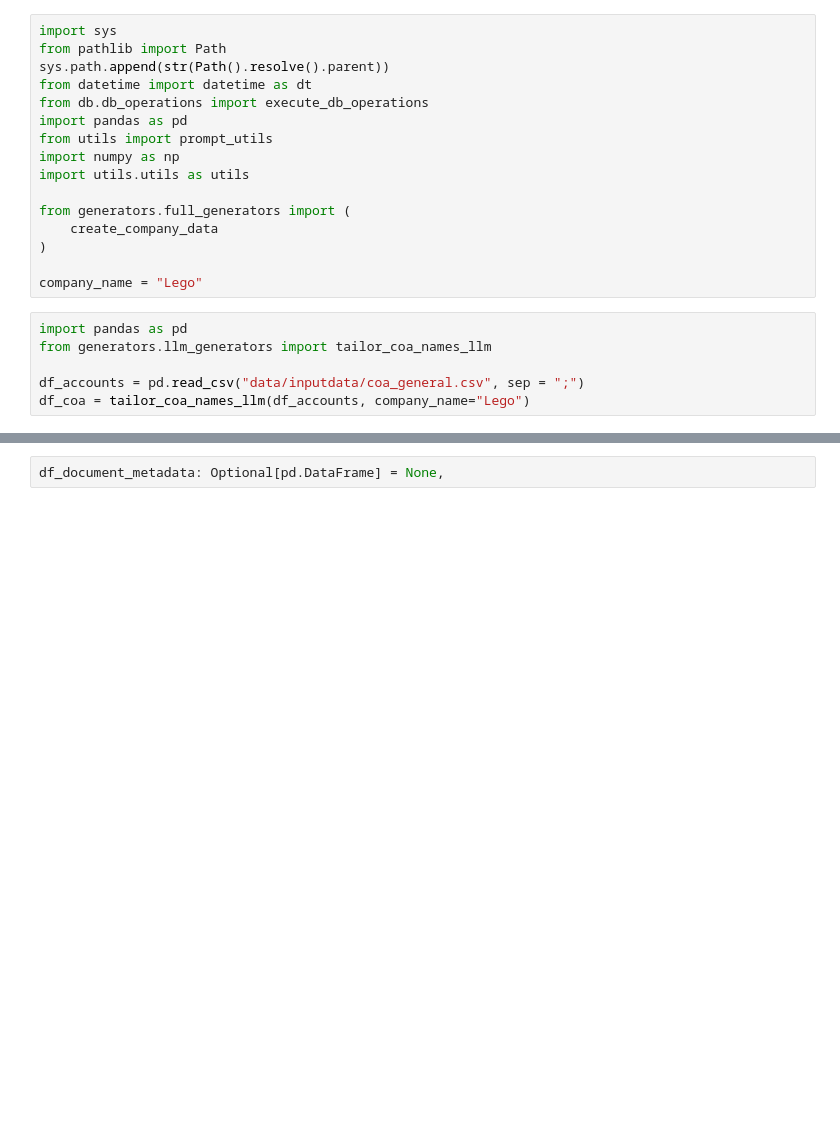
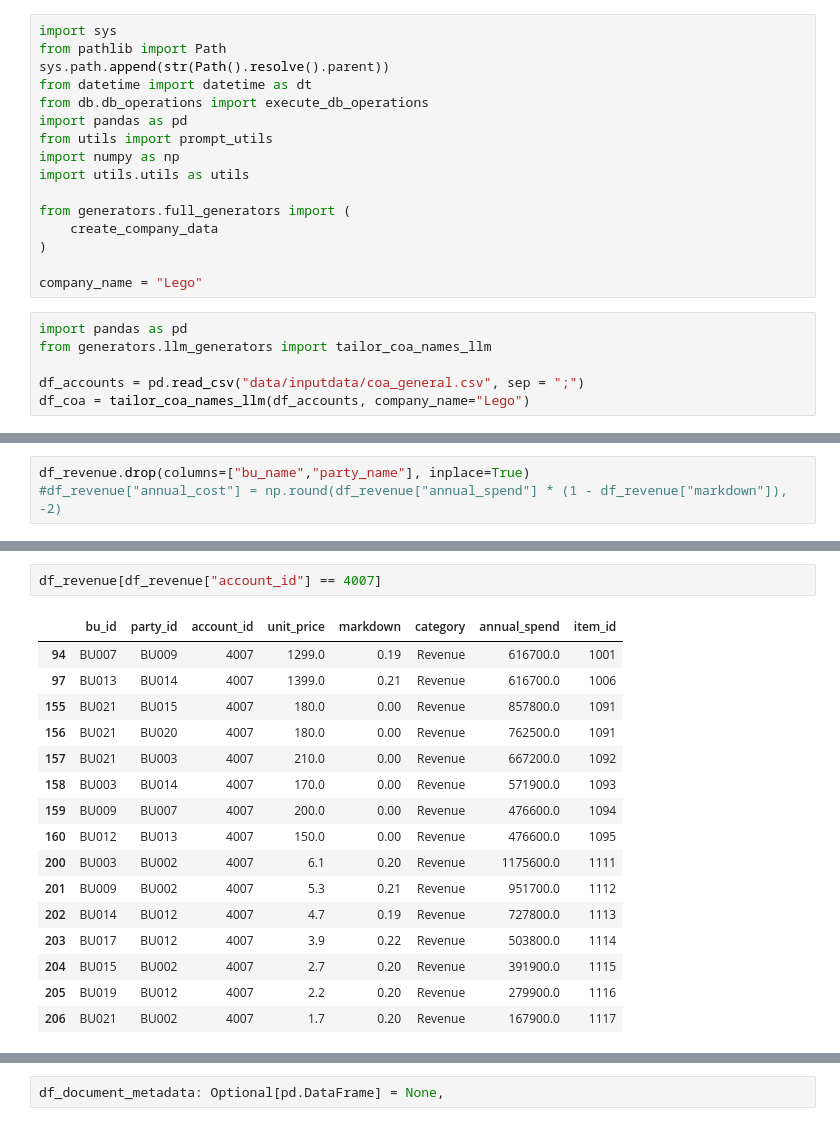
Before and after one commit to JBaltaMG/SynetheticDataGeneration, a Jupyter notebook: tester_items.ipynb, the cells around one changed output, grey strips where cells are left out. Cells and saved outputs as stored; diff of their text form; blank space fills up the shorter version.

```diff
--- a/tester_items.ipynb
+++ b/tester_items.ipynb
@@ -1454,0 +554,3 @@ def create_erp_data_from_driver_rows(
+# %%
+df_revenue.drop(columns=["bu_name","party_name"], inplace=True)
+#df_revenue["annual_cost"] = np.round(df_revenue["annual_spend"] * (1 - df_revenue["markdown"]), -2)
@@ -1454,0 +638,19 @@ def create_erp_data_from_driver_rows(
+# %%
+df_revenue[df_revenue["account_id"] == 4007]
+# %% [output]
+|  | bu_id | party_id | account_id | unit_price | markdown | category | annual_spend | item_id |
+| 94 | BU007 | BU009 | 4007 | 1299.0 | 0.19 | Revenue | 616700.0 | 1001 |
+| 97 | BU013 | BU014 | 4007 | 1399.0 | 0.21 | Revenue | 616700.0 | 1006 |
+| 155 | BU021 | BU015 | 4007 | 180.0 | 0.00 | Revenue | 857800.0 | 1091 |
+| 156 | BU021 | BU020 | 4007 | 180.0 | 0.00 | Revenue | 762500.0 | 1091 |
+| 157 | BU021 | BU003 | 4007 | 210.0 | 0.00 | Revenue | 667200.0 | 1092 |
+| 158 | BU003 | BU014 | 4007 | 170.0 | 0.00 | Revenue | 571900.0 | 1093 |
+| 159 | BU009 | BU007 | 4007 | 200.0 | 0.00 | Revenue | 476600.0 | 1094 |
+| 160 | BU012 | BU013 | 4007 | 150.0 | 0.00 | Revenue | 476600.0 | 1095 |
+| 200 | BU003 | BU002 | 4007 | 6.1 | 0.20 | Revenue | 1175600.0 | 1111 |
+| 201 | BU009 | BU002 | 4007 | 5.3 | 0.21 | Revenue | 951700.0 | 1112 |
+| 202 | BU014 | BU012 | 4007 | 4.7 | 0.19 | Revenue | 727800.0 | 1113 |
+| 203 | BU017 | BU012 | 4007 | 3.9 | 0.22 | Revenue | 503800.0 | 1114 |
+| 204 | BU015 | BU002 | 4007 | 2.7 | 0.20 | Revenue | 391900.0 | 1115 |
+| 205 | BU019 | BU012 | 4007 | 2.2 | 0.20 | Revenue | 279900.0 | 1116 |
+| 206 | BU021 | BU002 | 4007 | 1.7 | 0.20 | Revenue | 167900.0 | 1117 |
```
Also changed, not shown: parts of 71 cells of this notebook, 17 other files.
